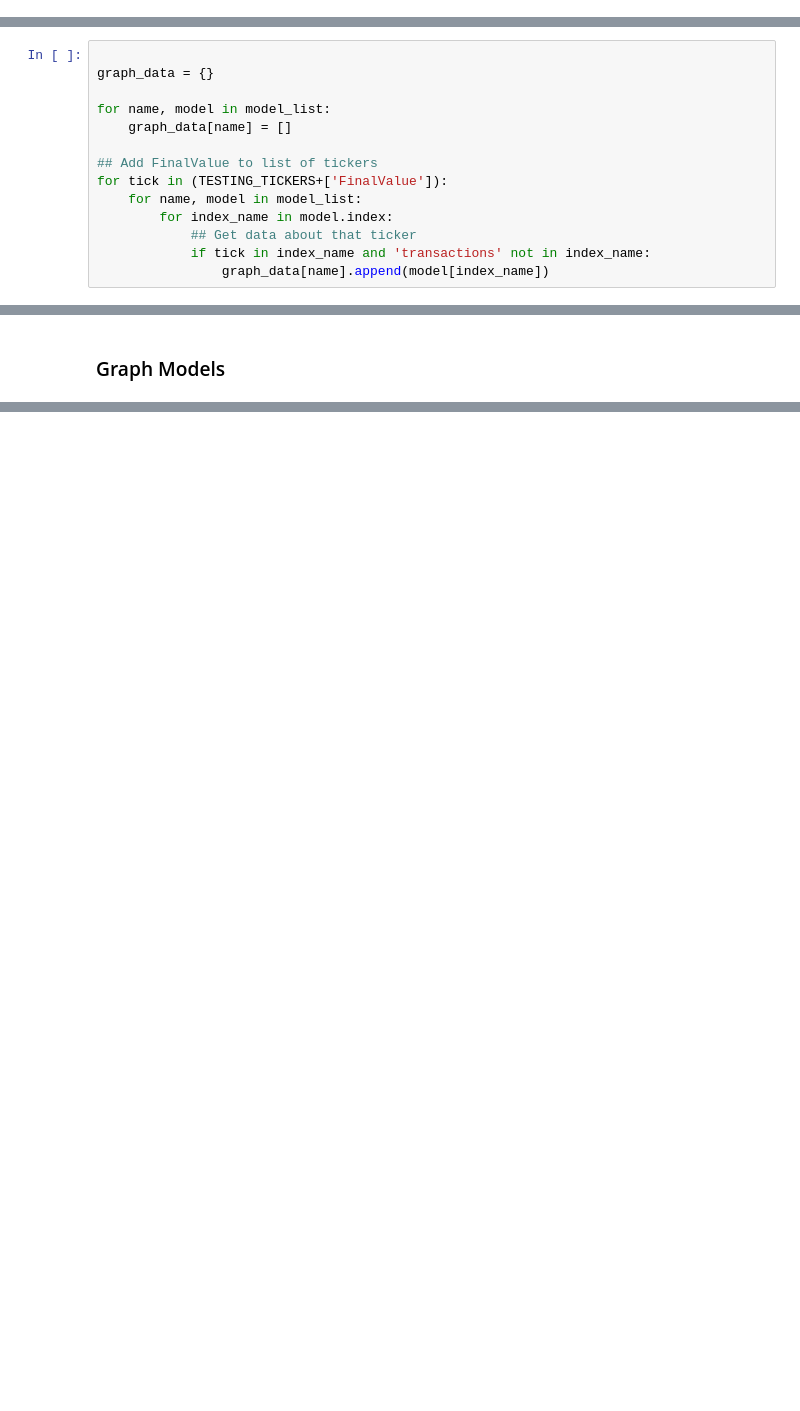
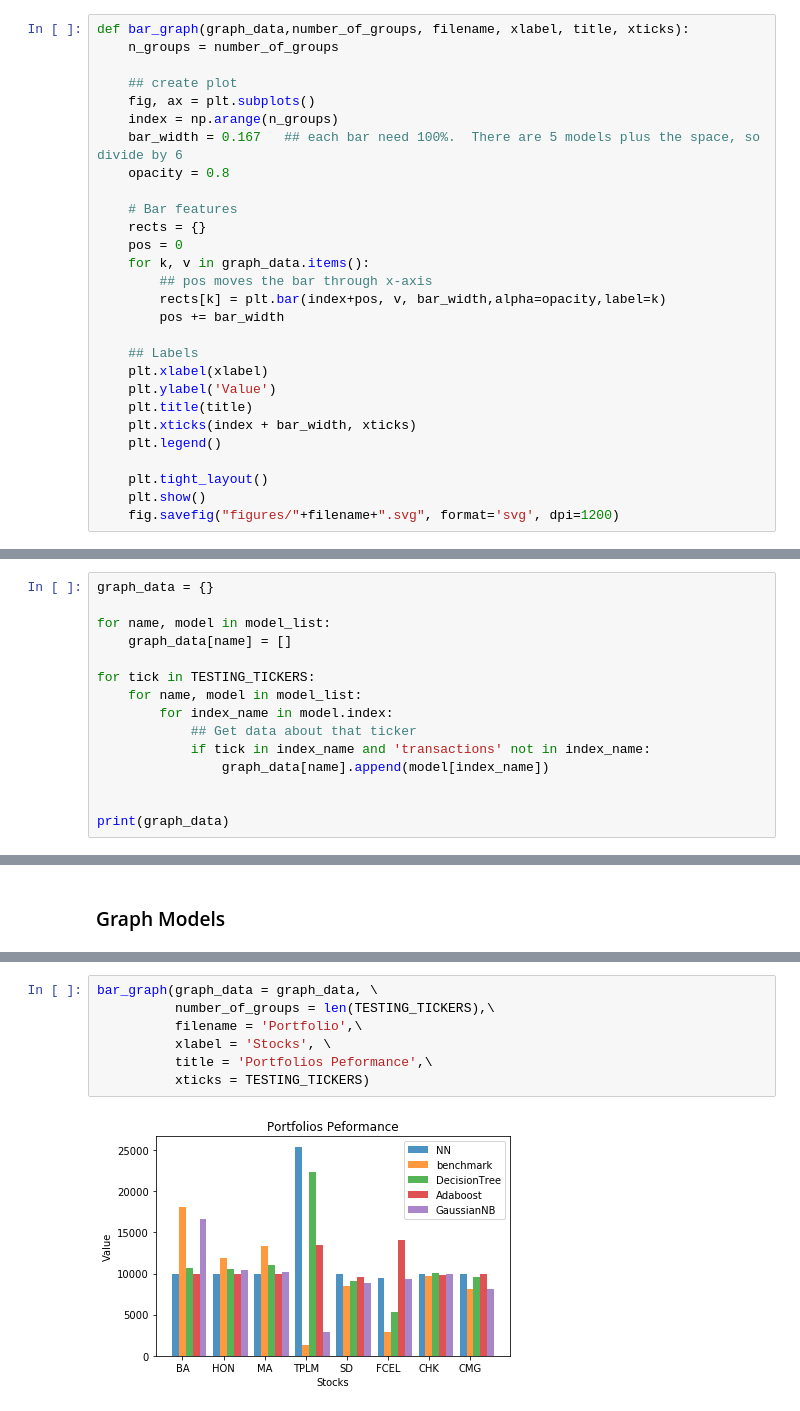
Before and after one commit to En3rG/MLND-Capstone, a Jupyter notebook: portfolio_optimizer.ipynb, the cells around one changed output, grey strips where cells are left out. Cells and saved outputs as stored; diff of their text form; blank space fills up the shorter version.

```diff
--- a/portfolio_optimizer.ipynb
+++ b/portfolio_optimizer.ipynb
@@ -1229 +1291,29 @@ for f in graph_data:
+# %%
+def bar_graph(graph_data,number_of_groups, filename, xlabel, title, xticks):
+    n_groups = number_of_groups
+
+    ## create plot
+    fig, ax = plt.subplots()
+    index = np.arange(n_groups)
+    bar_width = 0.167   ## each bar need 100%.  There are 5 models plus the space, so divide by 6
+    opacity = 0.8
+
+    # Bar features
+    rects = {}
+    pos = 0
+    for k, v in graph_data.items():
+        ## pos moves the bar through x-axis
+        rects[k] = plt.bar(index+pos, v, bar_width,alpha=opacity,label=k)
+        pos += bar_width
+
+    ## Labels
+    plt.xlabel(xlabel)
+    plt.ylabel('Value')
+    plt.title(title)
+    plt.xticks(index + bar_width, xticks)
+    plt.legend()
+
+    plt.tight_layout()
+    plt.show()
+    fig.savefig("figures/"+filename+".svg", format='svg', dpi=1200)
 # %% [markdown]
@@ -1231,14 +1321,15 @@ for f in graph_data:
 # %%
-
 graph_data = {}
 
 for name, model in model_list:
     graph_data[name] = []
 
-## Add FinalValue to list of tickers
-for tick in (TESTING_TICKERS+['FinalValue']):
+for tick in TESTING_TICKERS:
     for name, model in model_list:
         for index_name in model.index:
             ## Get data about that ticker
             if tick in index_name and 'transactions' not in index_name:
                 graph_data[name].append(model[index_name])
+
+
+print(graph_data)
@@ -1275,0 +1340,9 @@ fig.savefig("figures/Porfolio.svg", format='svg', dpi=1200)
+# %%
+bar_graph(graph_data = graph_data, \
+          number_of_groups = len(TESTING_TICKERS),\
+          filename = 'Portfolio',\
+          xlabel = 'Stocks', \
+          title = 'Portfolios Peformance',\
+          xticks = TESTING_TICKERS)
+# %% [output]
+[figure, added]
```
Also changed, not shown: parts of 34 cells of this notebook, 4 other files.
